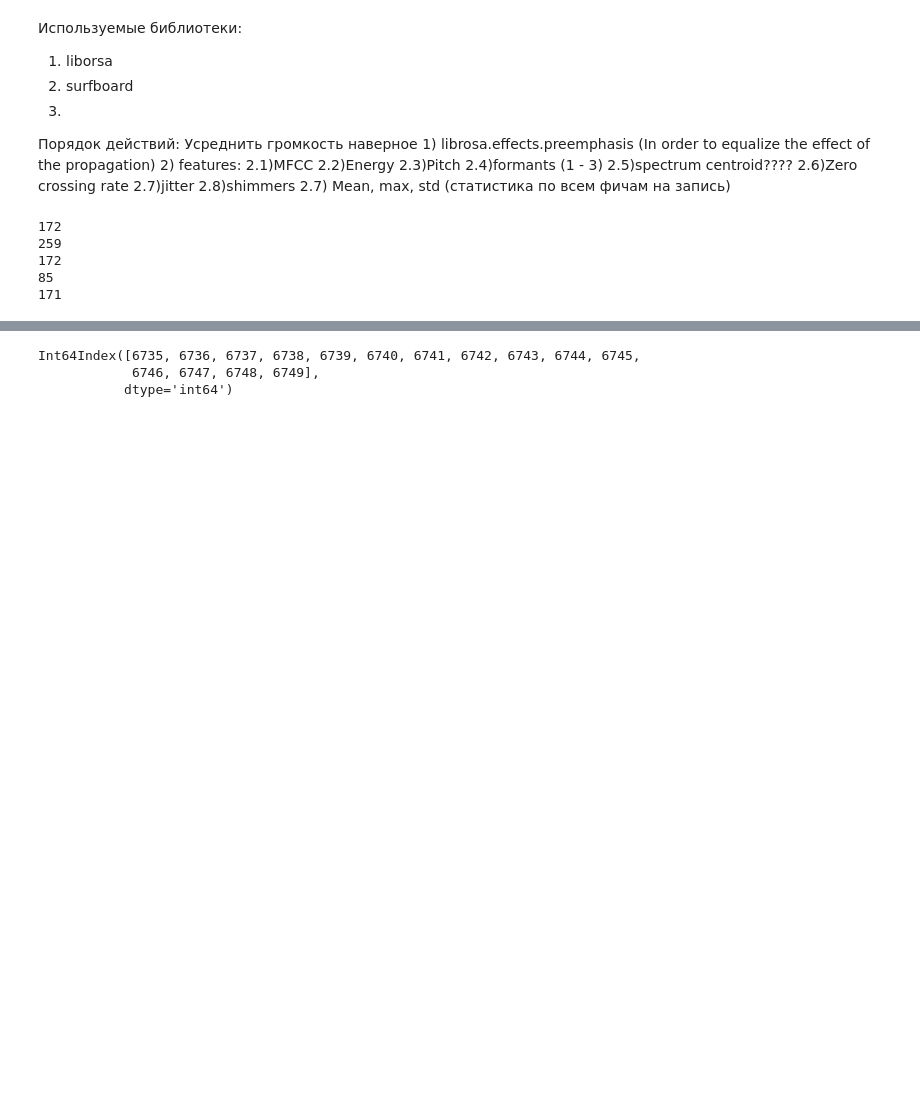
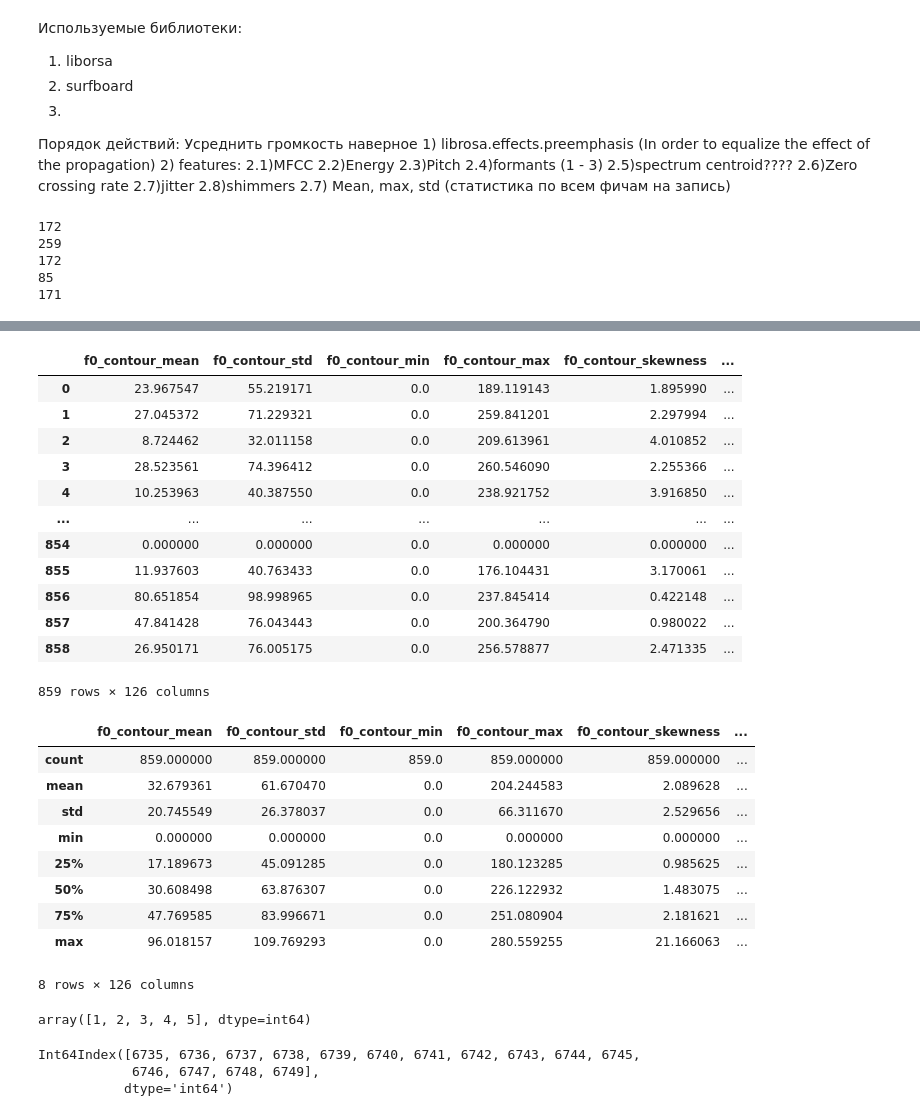
Before and after one commit to yummyKnight/ser_university_challenge, a Jupyter notebook: notebooks/mmfc.ipynb, the cells around one changed output, grey strips where cells are left out. Drawn from its saved outputs; the diff is of its cells as text; code cells hidden in the pictures; blank space fills up the shorter version.

```diff
--- a/notebooks/mmfc.ipynb
+++ b/notebooks/mmfc.ipynb
@@ -113,3 +128,36 @@ res_dataframe
+# %%
+display(res_dataframe)
+res_dataframe.describe()
+# %% [output]
+|  | f0_contour_mean | f0_contour_std | f0_contour_min | f0_contour_max | f0_contour_skewness | ... |
+| 0 | 23.967547 | 55.219171 | 0.0 | 189.119143 | 1.895990 | ... |
+| 1 | 27.045372 | 71.229321 | 0.0 | 259.841201 | 2.297994 | ... |
+| 2 | 8.724462 | 32.011158 | 0.0 | 209.613961 | 4.010852 | ... |
+| 3 | 28.523561 | 74.396412 | 0.0 | 260.546090 | 2.255366 | ... |
+| 4 | 10.253963 | 40.387550 | 0.0 | 238.921752 | 3.916850 | ... |
+| ... | ... | ... | ... | ... | ... | ... |
+| 854 | 0.000000 | 0.000000 | 0.0 | 0.000000 | 0.000000 | ... |
+| 855 | 11.937603 | 40.763433 | 0.0 | 176.104431 | 3.170061 | ... |
+| 856 | 80.651854 | 98.998965 | 0.0 | 237.845414 | 0.422148 | ... |
+| 857 | 47.841428 | 76.043443 | 0.0 | 200.364790 | 0.980022 | ... |
+| 858 | 26.950171 | 76.005175 | 0.0 | 256.578877 | 2.471335 | ... |
+859 rows × 126 columns
+|  | f0_contour_mean | f0_contour_std | f0_contour_min | f0_contour_max | f0_contour_skewness | ... |
+| count | 859.000000 | 859.000000 | 859.0 | 859.000000 | 859.000000 | ... |
+| mean | 32.679361 | 61.670470 | 0.0 | 204.244583 | 2.089628 | ... |
+| std | 20.745549 | 26.378037 | 0.0 | 66.311670 | 2.529656 | ... |
+| min | 0.000000 | 0.000000 | 0.0 | 0.000000 | 0.000000 | ... |
+| 25% | 17.189673 | 45.091285 | 0.0 | 180.123285 | 0.985625 | ... |
+| 50% | 30.608498 | 63.876307 | 0.0 | 226.122932 | 1.483075 | ... |
+| 75% | 47.769585 | 83.996671 | 0.0 | 251.080904 | 2.181621 | ... |
+| max | 96.018157 | 109.769293 | 0.0 | 280.559255 | 21.166063 | ... |
+8 rows × 126 columns
+# %%
+res_dataframe.fillna(0, inplace=True)
+target = pd.Series(classes, name="target")
+target.unique()
+# %% [output]
+array([1, 2, 3, 4, 5], dtype=int64)
 # %%
 sum_df = res_dataframe.sum(axis=0)
 index_to_del = sum_df[sum_df == 0].index
```
Also changed, not shown: parts of 18 cells of this notebook, 1 other file.
